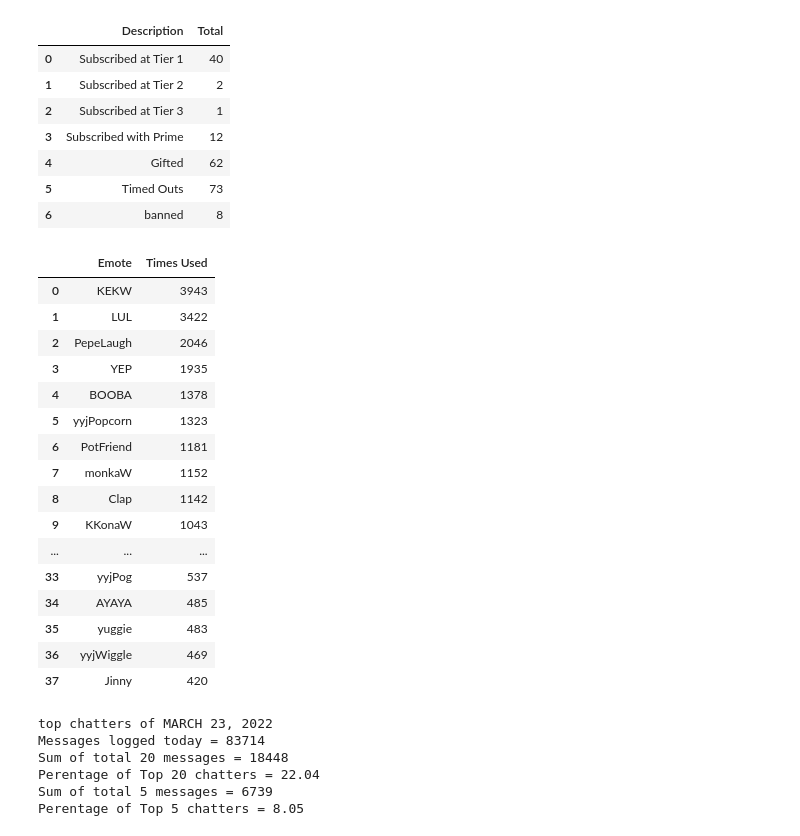
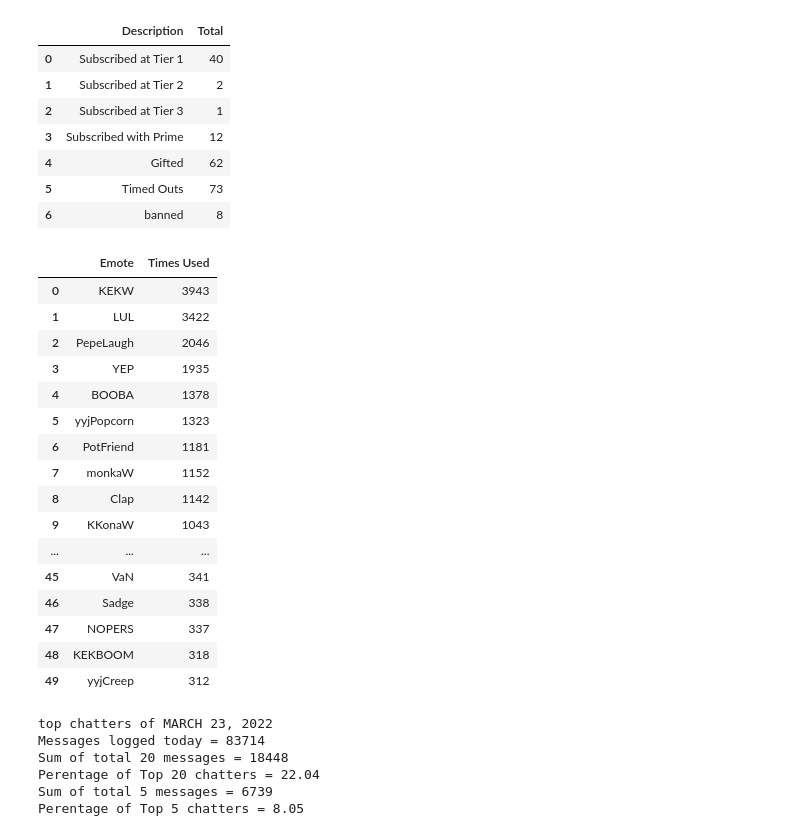
Before and after one commit to quassidi/yyj_project, a Jupyter notebook: with_python/jinnytty_analytics.ipynb, the cells around one changed output. Drawn from its saved outputs; the diff is of its cells as text; code cells hidden in the pictures.

Commit message:
new words for the filter and fixing the export of top chatters

```diff
--- a/with_python/jinnytty_analytics.ipynb
+++ b/with_python/jinnytty_analytics.ipynb
@@ -59,4 +58,4 @@ moreData
 | 6 | banned | 8 |
 # %%
 withOutNA = df.dropna()
-most_used_words = pd.Series(' '.join(withOutNA['message']).split()).value_counts()[:70].reset_index()
+most_used_words = pd.Series(' '.join(withOutNA['message']).split()).value_counts()[:100].reset_index()
@@ -67,39 +66,40 @@ text_withoutNan
 #define values
 values = ["The", "the", 'it', 'be', 'is', 'you', 'a', 'to', 'no', 'in', 'that', 'she', 'this', 'for',
           'not', 'good', 'I', 'on', 'and', 'i', '1', '2', 'Lmao', 'Lol', "You", 'like', 'just', 'its', '?', 'lol', 'all', 'so', 'will',
           'of', 'are', 'they', 'bye', '⠀', 'yes', 'he', 'can', '11', 'go', 'him', 'your', 'back', 'her', 'D', 'u', 'do', 'take', 'need',
-          'more', 'why', 'have', 'what', 'with', 'dont', 'get', 'eat', 'drink']
+          'more', 'why', 'have', 'what', 'with', 'dont', 'get', 'eat', 'drink', "jinny", "was", "my", "we"
+          ,"nice", "too", "me", "one", "yuggie"]
 
 #drop rows that contain any value in the list
 textwithoutmostusedwords = text_withoutNan[text_withoutNan['index'].isin(values) == False]
 
 #another way to search for most used words
 #df.message.value_counts().reset_index()
 
 #--------------------------------------------------Saving in a document----------------------------------------------------------------
 savetextwithoutmostusedwords = textwithoutmostusedwords.to_csv("topemotes.txt", sep=' ', header=False, index=False)
 #--------------------------------------------------------------------------------------------------------------------------------------
 
 Cleanreadytop20chatters = pd.read_csv("topemotes.txt", delimiter=' ', encoding='utf8', header=None, names=["Emote", "Times Used"])
 Cleanreadytop20chatters
 # %% [output]
 |  | Emote | Times Used |
 | 0 | KEKW | 3943 |
 | 1 | LUL | 3422 |
 | 2 | PepeLaugh | 2046 |
 | 3 | YEP | 1935 |
 | 4 | BOOBA | 1378 |
 | 5 | yyjPopcorn | 1323 |
 | 6 | PotFriend | 1181 |
 | 7 | monkaW | 1152 |
 | 8 | Clap | 1142 |
 | 9 | KKonaW | 1043 |
 | ... | ... | ... |
-| 33 | yyjPog | 537 |
-| 34 | AYAYA | 485 |
-| 35 | yuggie | 483 |
-| 36 | yyjWiggle | 469 |
-| 37 | Jinny | 420 |
+| 45 | VaN | 341 |
+| 46 | Sadge | 338 |
+| 47 | NOPERS | 337 |
+| 48 | KEKBOOM | 318 |
+| 49 | yyjCreep | 312 |
 # %%
 top20Chatters = df.user.value_counts()[:20].reset_index()
 # %%
```
Also changed, not shown: parts of 1 cell of this notebook.
